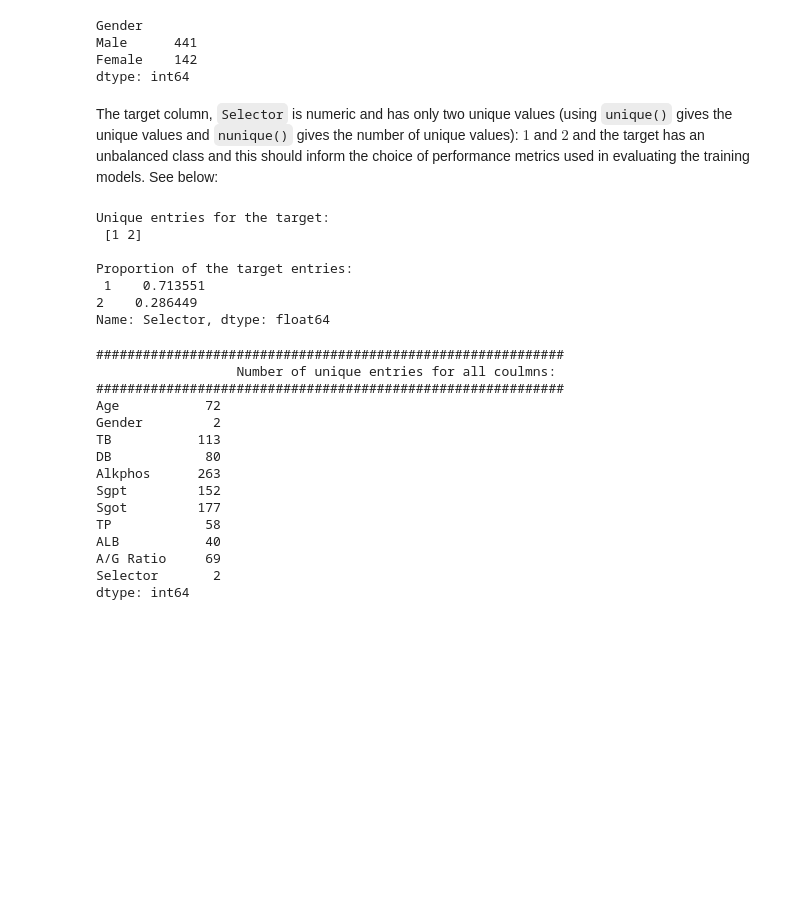
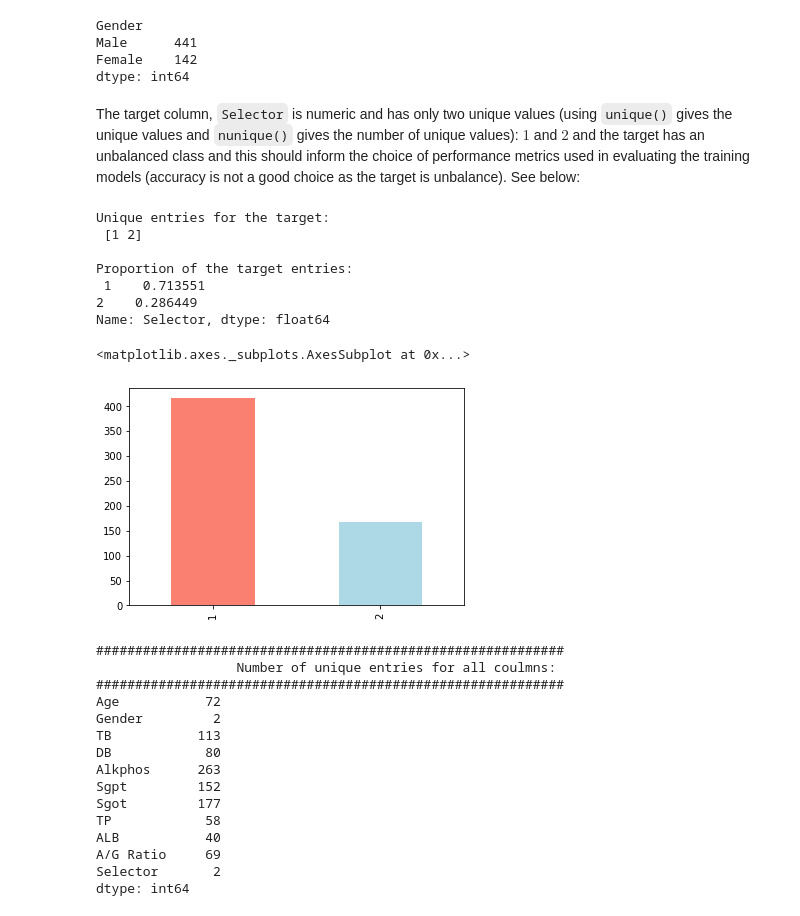
Before and after one commit to gkrampah/Classifiers, a Jupyter notebook: project.ipynb, the cells around one changed output. Drawn from its saved outputs; the diff is of its cells as text; code cells hidden in the pictures; blank space fills up the shorter version.

```diff
--- a/project.ipynb
+++ b/project.ipynb
@@ -139,7 +168,7 @@ Male      441
 Female    142
 dtype: int64
 # %% [markdown]
-The target column, `Selector` is numeric and has only two unique values (using `unique()` gives the unique values and `nunique()` gives the number of unique values): $1$ and $2$ and the target has an unbalanced class and this should inform the choice of performance metrics used in evaluating the training models. See below:
+The target column, `Selector` is numeric and has only two unique values (using `unique()` gives the unique values and `nunique()` gives the number of unique values): $1$ and $2$ and the target has an unbalanced class and this should inform the choice of performance metrics used in evaluating the training models (accuracy is not a good choice as the target is unbalance). See below:
 # %%
 target = "Selector"
 print("Unique entries for the target: \n", data[target].unique())
@@ -154,6 +183,11 @@ Proportion of the target entries:
  1    0.713551
 2    0.286449
 Name: Selector, dtype: float64
+# %%
+data[target].value_counts().plot(kind="bar", color=["salmon", "lightblue"])
+# %% [output]
+<matplotlib.axes._subplots.AxesSubplot at 0x...>
+[figure, added]
 # %%
 df_uniques = data.nunique()
 print("##" * 30)
```
Also changed, not shown: parts of 41 cells of this notebook.
